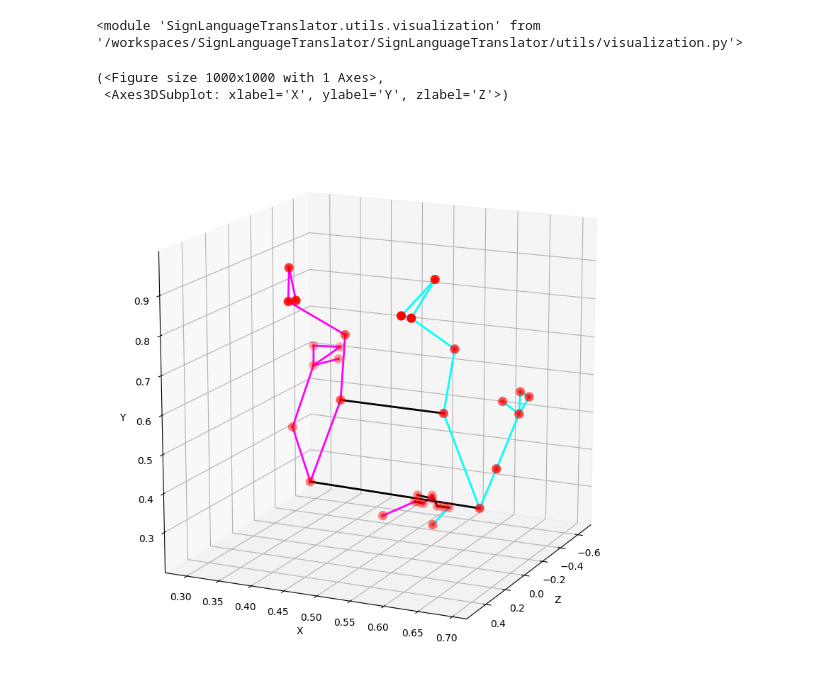
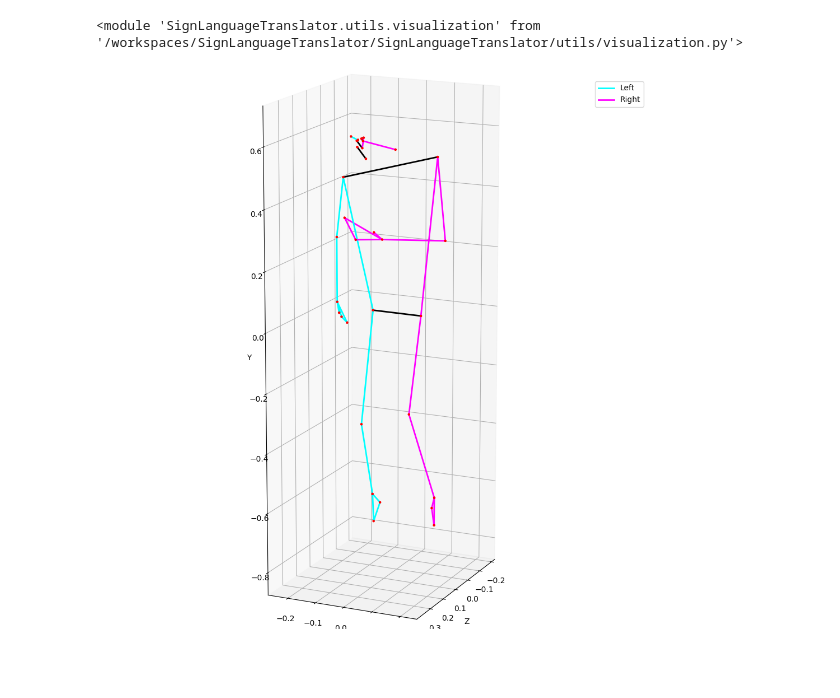
Before and after one commit to mdsrqbl/SignLanguageTranslator, a Jupyter notebook: SignLanguageTranslator/notebooks/experiments.ipynb, the cells around one changed output. Saved outputs shown, nothing was run; the diff lists cells and outputs as text; code cells hidden in the pictures; blank space fills up the shorter version.

```diff
--- a/SignLanguageTranslator/notebooks/experiments.ipynb
+++ b/SignLanguageTranslator/notebooks/experiments.ipynb
@@ -66,10 +76,6 @@ mpy.ipython_display(os.path.join("outputs","graph_power.mp4"))
 # %%
-multi_frame_landmarks = np.loadtxt('../datasets/d-F_person205_front.csv', skiprows=1,delimiter=',')
-landmarks = multi_frame_landmarks[0].reshape((-1,4))[:,:3]
+multi_frame_landmarks = np.loadtxt(f'../datasets/pose_{word}_person205_front.csv', skiprows=1,delimiter=',')
+landmarks = multi_frame_landmarks[30].reshape((-1,4))[:,:3]
 landmarks.shape
 # %% [output]
 (33, 3)
-# %%
-landmarks[:,1] = -landmarks[:,1]
-# %%
-landmarks[:,2] = -landmarks[:,2]
@@ -79,9 +83,7 @@ del vis
 importlib.reload(vis)
 # %% [output]
 <module 'SignLanguageTranslator.utils.visualization' from '/workspaces/SignLanguageTranslator/SignLanguageTranslator/utils/visualization.py'>
-# %%
-vis.plot_landmarks(landmarks)
-# %% [output]
-(<Figure size 1000x1000 with 1 Axes>,
- <Axes3DSubplot: xlabel='X', ylabel='Y', zlabel='Z'>)
-[figure, removed]
+# %%
+PIL.Image.fromarray(vis.landmarks_to_image(-landmarks))
+# %% [output]
+[figure, added]
```
Also changed, not shown: parts of 16 cells of this notebook, 16 other files.
